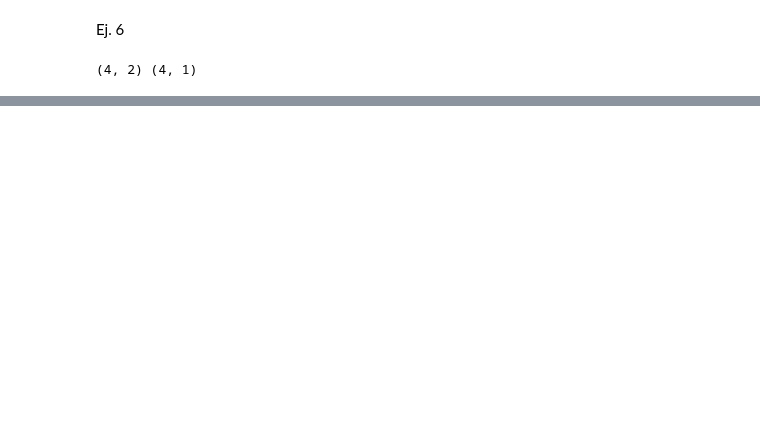
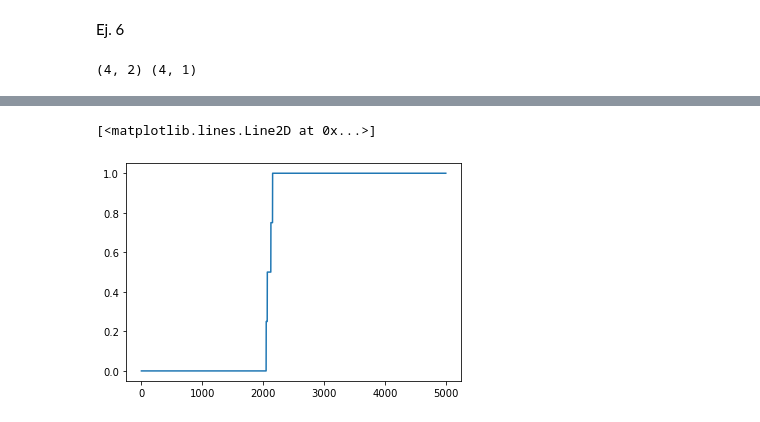
Before and after one commit to lautarogiordano/DL-IB-Exs, a Jupyter notebook: P3/Ej_2.ipynb, the cells around one changed output, grey strips where cells are left out. Saved outputs shown, nothing was run; the diff lists cells and outputs as text; code cells hidden in the pictures; blank space fills up the shorter version.

```diff
--- a/P3/Ej_2.ipynb
+++ b/P3/Ej_2.ipynb
@@ -247,0 +270,11 @@ plt.plot(hist5.history['acc'])
+# %%
+opt4 = tf.keras.optimizers.Adam(learning_rate=.001)
+
+input = tf.keras.layers.Input(shape=(2))
+l1 = tf.keras.layers.Dense(1, activation='tanh', use_bias=True)(input)
+concat = tf.keras.layers.concatenate([l1, input])
+output = tf.keras.layers.Dense(1, activation='tanh', use_bias=True)(concat)
+
+model4 = tf.keras.Model(inputs=input, outputs=output)
+
+model4.summary()
@@ -247,0 +300,8 @@ plt.plot(hist5.history['acc'])
+# %%
+model4.compile(optimizer=opt4, loss=tf.keras.losses.MSE, metrics=[acc])
+hist6b = model4.fit(X_train, y_train, epochs=5000, verbose=0)
+# %%
+plt.plot(hist6b.history['acc'])
+# %% [output]
+[<matplotlib.lines.Line2D at 0x...>]
+[figure, added]
```
Also changed, not shown: parts of 13 cells of this notebook.
